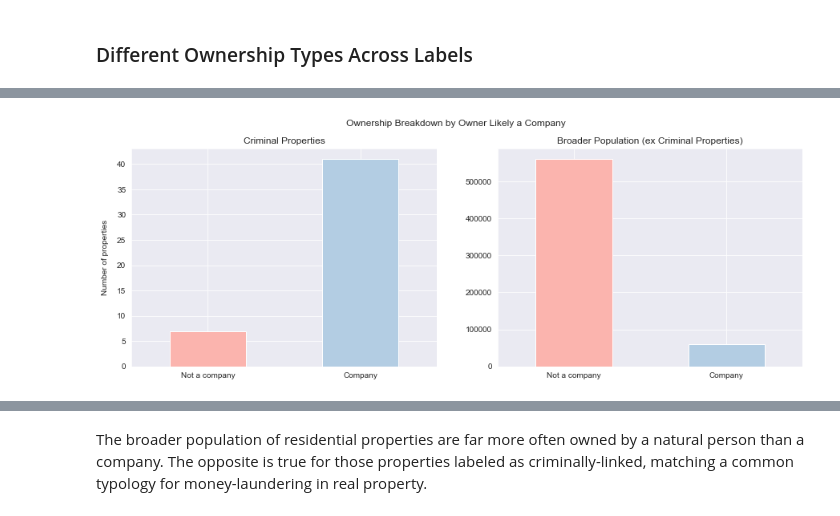
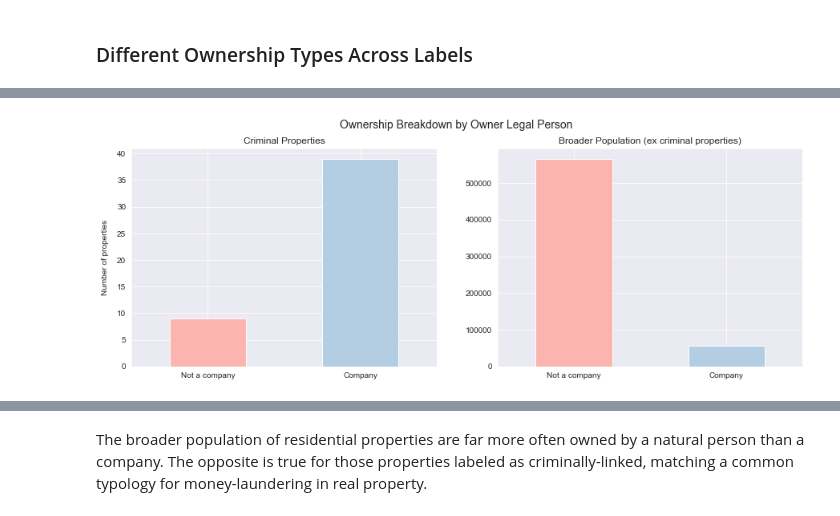
Before and after one commit to mpky/property_project, a Jupyter notebook: notebooks/Bexar_EDA.ipynb, the cells around one changed output, grey strips where cells are left out. Cells and saved outputs as stored; diff of their text form; code cells hidden in the pictures.

```diff
--- a/notebooks/Bexar_EDA.ipynb
+++ b/notebooks/Bexar_EDA.ipynb
@@ -133,13 +112,0 @@ The above map seems to indicate that these properties are geographically concent
-# %%
-crim_sub_df = prop_df[prop_df.crim_prop==1]
-groups = ['neighborhood_code','property_zip']
-titles = ['Neighborhood Code','Zip Code']
-
-plots = len(groups)
-fig, axes = plt.subplots((int(plots/2)),2,figsize=[16,6])
-
-for ax, var, title in zip(axes.flat,groups,titles):
-    crim_sub_df[str(var)].value_counts()[:12].plot(kind='bar',ax=ax,title=title)
-    ax.set_xlabel(var,labelpad=10)
-    ax.set_ylabel("number of properties",labelpad=10)
-plt.show()
@@ -210,26 +162,8 @@ plt.show()
-# %%
-fig, axes = plt.subplots(1,2,figsize=[15,5])
-fig.suptitle("Ownership Breakdown by Owner Likely a Company")
-crim_likely_co = crim_sub_df.owner_likely_company.value_counts().sort_index()
-crim_likely_co.index = ['Not a company','Company']
-crim_likely_co.plot.bar(
-    rot=0,
-    ax=axes[0],
-    title="Criminal Properties",
-    color=color
-
-)
-axes[0].set_ylabel('Number of properties',labelpad=10)
-
-pop_likely_co = prop_df[prop_df.crim_prop!=1].owner_likely_company.value_counts().sort_index()
-pop_likely_co.index = ['Not a company','Company']
-pop_likely_co.plot.bar(
-    rot=0,
-    ax=axes[1],
-    title="Broader Population (ex Criminal Properties)",
-    color=color
-)
-pop_likely_co.index = ['Not a company','Company']
-plt.show()
-# %% [output]
-[figure, removed]
+# %%
+plot_ownership_breakdown(
+    title="Ownership Breakdown by Owner Legal Person",
+    dataframe=prop_df,
+    binary_column='owner_legal_person'
+)
+# %% [output]
+[figure, added]
```
Also changed, not shown: parts of 45 cells of this notebook.
